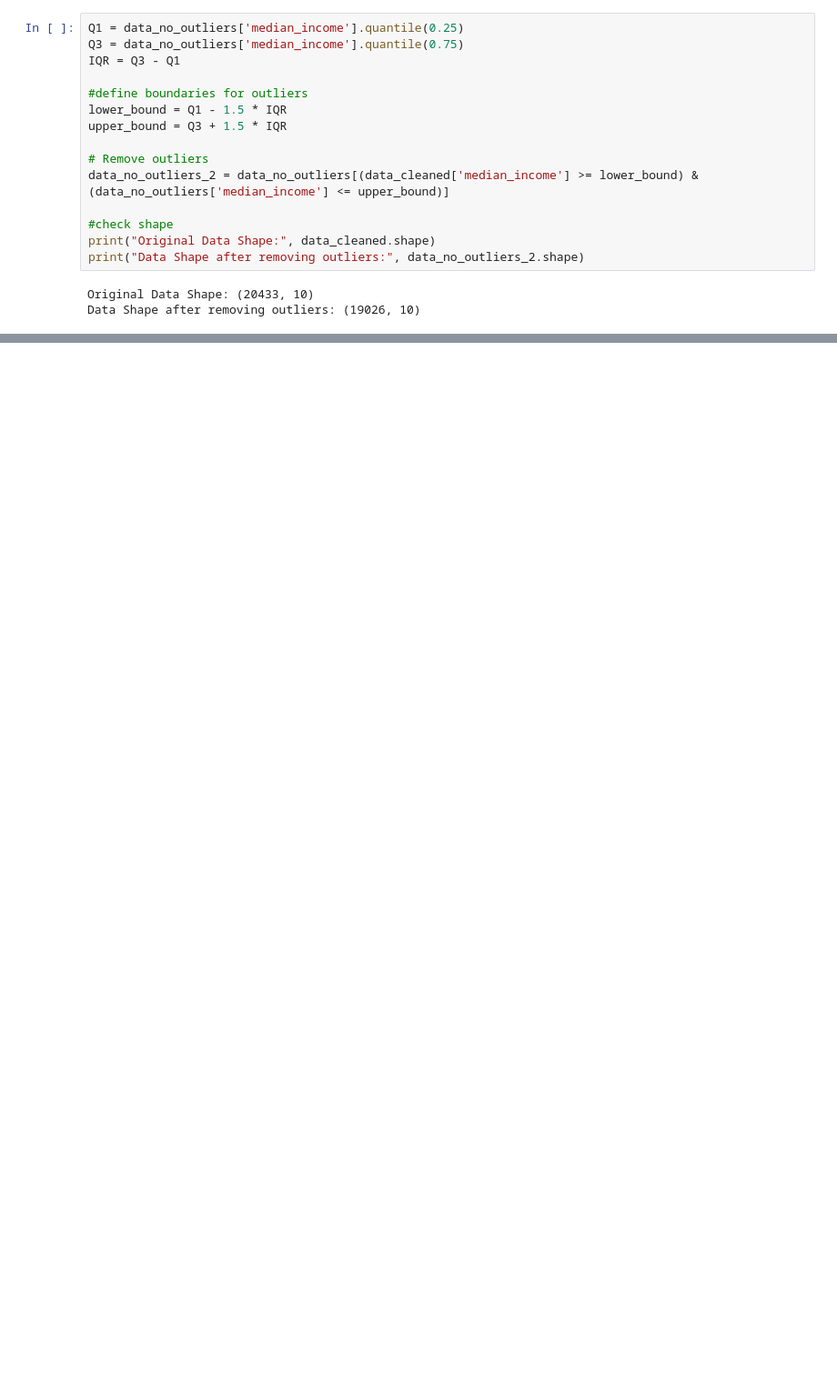
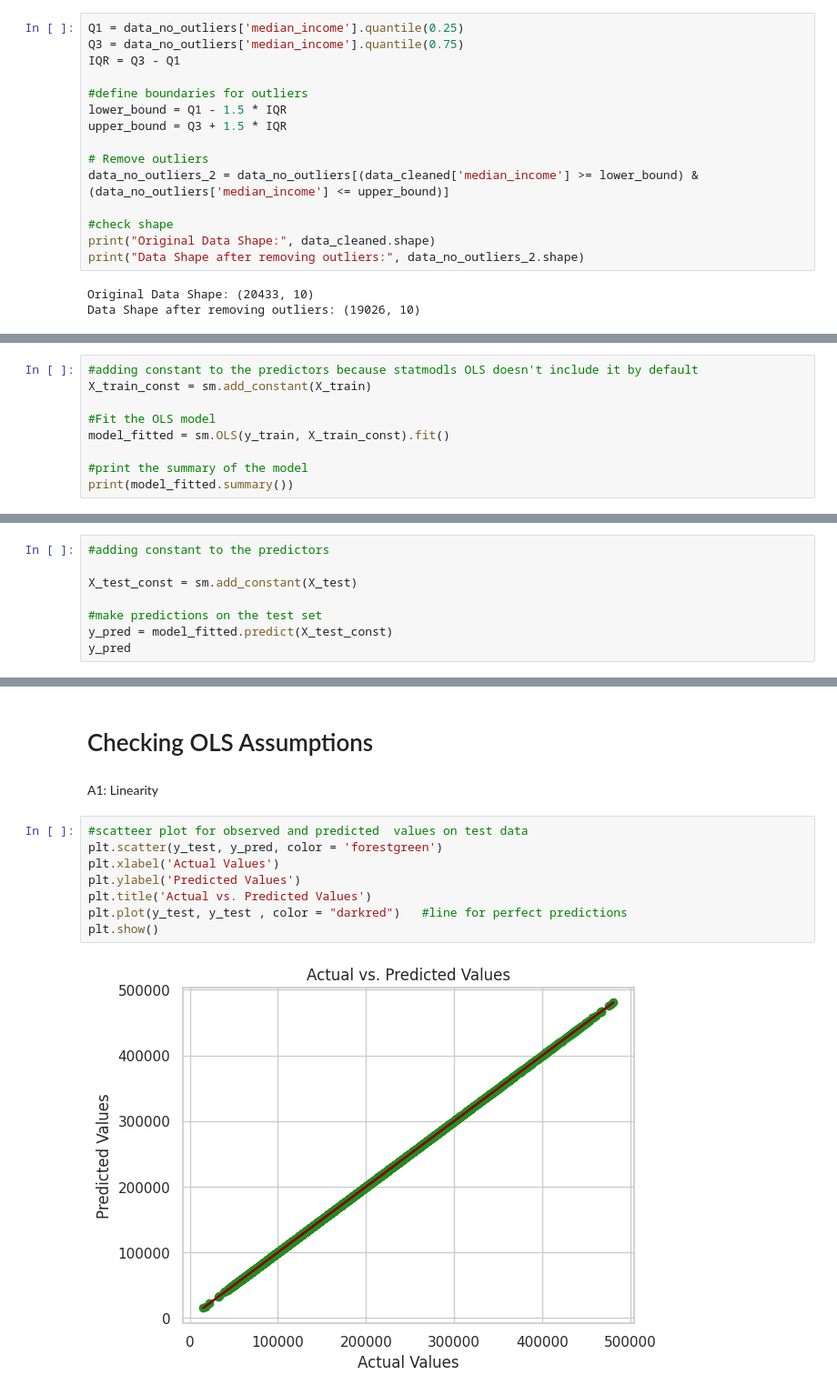
Before and after one commit to LuchithaP/ML, a Jupyter notebook: California_House_Pricingipynb.ipynb, the cells around one changed output, grey strips where cells are left out. Shown: that part at 91% size. Drawn from its saved outputs; the diff is of its cells as text; blank space fills up the shorter version.

```diff
--- a/California_House_Pricingipynb.ipynb
+++ b/California_House_Pricingipynb.ipynb
@@ -205,0 +388,9 @@ data = data_no_outliers_2
+# %%
+#adding constant to the predictors because statmodls OLS doesn't include it by default
+X_train_const = sm.add_constant(X_train)
+
+#Fit the OLS model
+model_fitted = sm.OLS(y_train, X_train_const).fit()
+
+#print the summary of the model
+print(model_fitted.summary())
@@ -205,0 +417,8 @@ data = data_no_outliers_2
+# %%
+#adding constant to the predictors
+
+X_test_const = sm.add_constant(X_test)
+
+#make predictions on the test set
+y_pred = model_fitted.predict(X_test_const)
+y_pred
@@ -205,0 +440,14 @@ data = data_no_outliers_2
+# %% [markdown]
+# Checking OLS Assumptions
+# %% [markdown]
+A1: Linearity
+# %%
+#scatteer plot for observed and predicted  values on test data
+plt.scatter(y_test, y_pred, color = 'forestgreen')
+plt.xlabel('Actual Values')
+plt.ylabel('Predicted Values')
+plt.title('Actual vs. Predicted Values')
+plt.plot(y_test, y_test , color = "darkred")   #line for perfect predictions
+plt.show()
+# %% [output]
+[figure, added]
```
Also changed, not shown: parts of 35 cells of this notebook.
